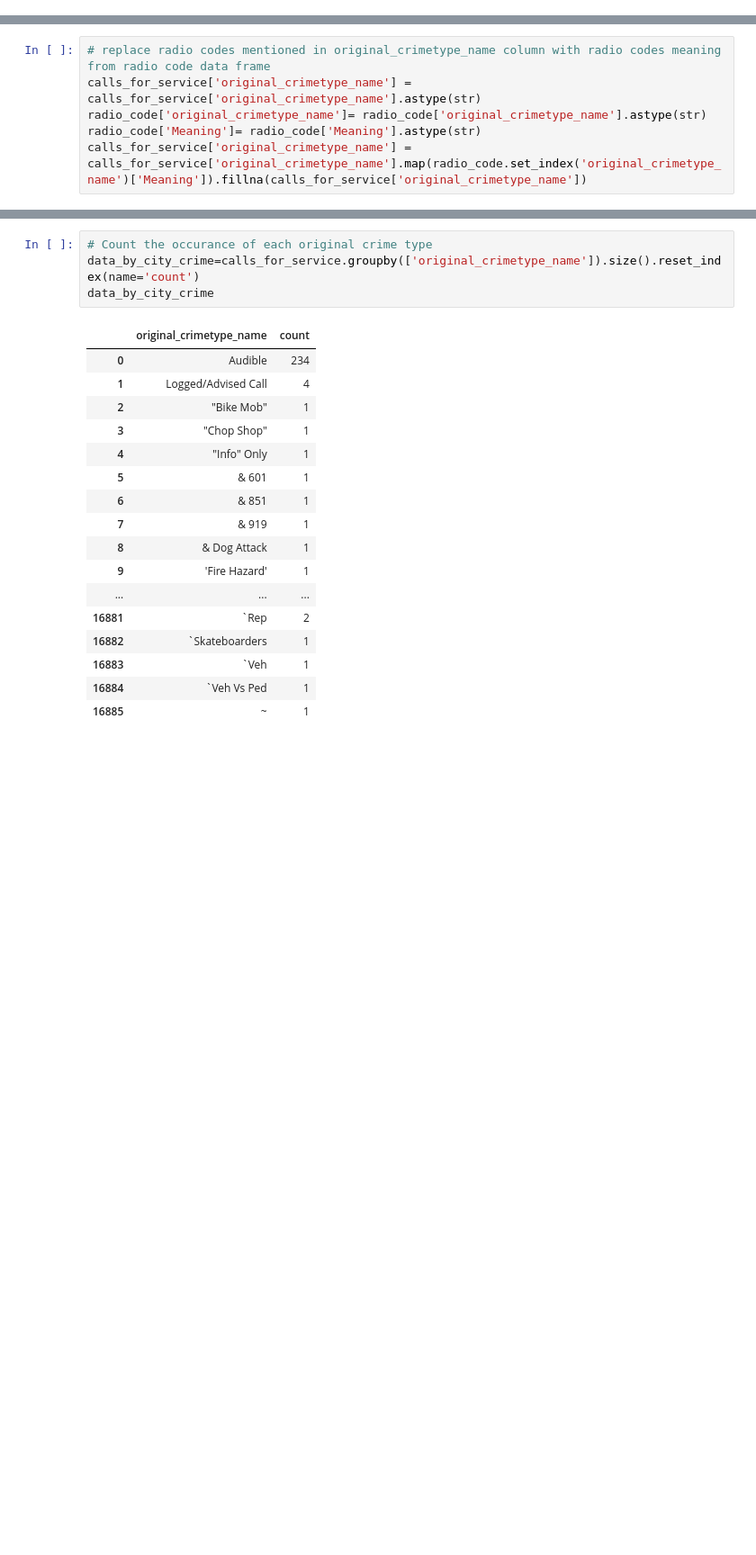
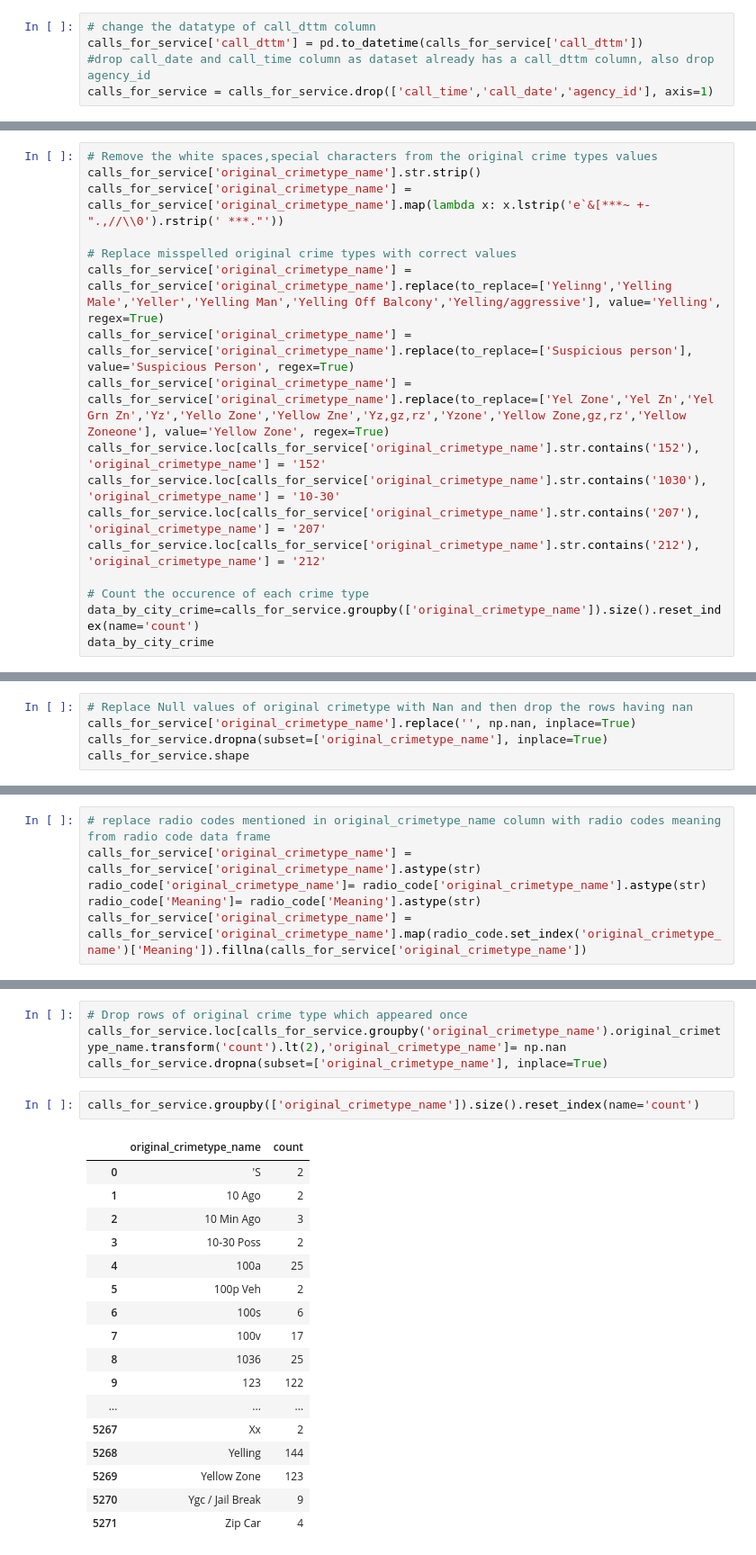
Before and after one commit to sim-patil/Capstone_project_1, a Jupyter notebook: CapstoneProject1- data wrangling.ipynb, the cells around one changed output, grey strips where cells are left out. Shown at 90% size. Cells and saved outputs as stored; diff of their text form; blank space fills up the shorter version.

```diff
--- a/CapstoneProject1- data wrangling.ipynb
+++ b/CapstoneProject1- data wrangling.ipynb
@@ -101,0 +96,5 @@ calls_for_service['call_dttm'] = pd.to_datetime(calls_for_service['call_dttm'])
+# %%
+# change the datatype of call_dttm column
+calls_for_service['call_dttm'] = pd.to_datetime(calls_for_service['call_dttm'])
+#drop call_date and call_time column as dataset already has a call_dttm column, also drop agency_id
+calls_for_service = calls_for_service.drop(['call_time','call_date','agency_id'], axis=1)
@@ -101,0 +105,17 @@ calls_for_service['call_dttm'] = pd.to_datetime(calls_for_service['call_dttm'])
+# %%
+# Remove the white spaces,special characters from the original crime types values
+calls_for_service['original_crimetype_name'].str.strip()
+calls_for_service['original_crimetype_name'] = calls_for_service['original_crimetype_name'].map(lambda x: x.lstrip('e`&[***~ +-".,//\\0').rstrip(' ***."'))
+
+# Replace misspelled original crime types with correct values
+calls_for_service['original_crimetype_name'] = calls_for_service['original_crimetype_name'].replace(to_replace=['Yelinng','Yelling Male','Yeller','Yelling Man','Yelling Off Balcony','Yelling/aggressive'], value='Yelling', regex=True)
+calls_for_service['original_crimetype_name'] = calls_for_service['original_crimetype_name'].replace(to_replace=['Suspicious person'], value='Suspicious Person', regex=True)
+calls_for_service['original_crimetype_name'] = calls_for_service['original_crimetype_name'].replace(to_replace=['Yel Zone','Yel Zn','Yel Grn Zn','Yz','Yello Zone','Yellow Zne','Yz,gz,rz','Yzone','Yellow Zone,gz,rz','Yellow Zoneone'], value='Yellow Zone', regex=True)
+calls_for_service.loc[calls_for_service['original_crimetype_name'].str.contains('152'), 'original_crimetype_name'] = '152'
+calls_for_service.loc[calls_for_service['original_crimetype_name'].str.contains('1030'), 'original_crimetype_name'] = '10-30'
+calls_for_service.loc[calls_for_service['original_crimetype_name'].str.contains('207'), 'original_crimetype_name'] = '207'
+calls_for_service.loc[calls_for_service['original_crimetype_name'].str.contains('212'), 'original_crimetype_name'] = '212'
+
+# Count the occurence of each crime type
+data_by_city_crime=calls_for_service.groupby(['original_crimetype_name']).size().reset_index(name='count')
+data_by_city_crime
@@ -101,0 +141,5 @@ calls_for_service['call_dttm'] = pd.to_datetime(calls_for_service['call_dttm'])
+# %%
+# Replace Null values of original crimetype with Nan and then drop the rows having nan
+calls_for_service['original_crimetype_name'].replace('', np.nan, inplace=True)
+calls_for_service.dropna(subset=['original_crimetype_name'], inplace=True)
+calls_for_service.shape
@@ -130,22 +197,24 @@ calls_for_service.head()
+# %%
+# Drop rows of original crime type which appeared once
+calls_for_service.loc[calls_for_service.groupby('original_crimetype_name').original_crimetype_name.transform('count').lt(2),'original_crimetype_name']= np.nan
+calls_for_service.dropna(subset=['original_crimetype_name'], inplace=True)
 # %%
-# Count the occurance of each original crime type
-data_by_city_crime=calls_for_service.groupby(['original_crimetype_name']).size().reset_index(name='count')
-data_by_city_crime
+calls_for_service.groupby(['original_crimetype_name']).size().reset_index(name='count')
 # %% [output]
 |  | original_crimetype_name | count |
-| 0 | Audible | 234 |
-| 1 | Logged/Advised Call | 4 |
-| 2 | "Bike Mob" | 1 |
-| 3 | "Chop Shop" | 1 |
-| 4 | "Info" Only | 1 |
-| 5 | & 601 | 1 |
-| 6 | & 851 | 1 |
-| 7 | & 919 | 1 |
-| 8 | & Dog Attack | 1 |
-| 9 | 'Fire Hazard' | 1 |
+| 0 | 'S | 2 |
+| 1 | 10 Ago | 2 |
+| 2 | 10 Min Ago | 3 |
+| 3 | 10-30 Poss | 2 |
+| 4 | 100a | 25 |
+| 5 | 100p Veh | 2 |
+| 6 | 100s | 6 |
+| 7 | 100v | 17 |
+| 8 | 1036 | 25 |
+| 9 | 123 | 122 |
 | ... | ... | ... |
-| 16881 | `Rep | 2 |
-| 16882 | `Skateboarders | 1 |
-| 16883 | `Veh | 1 |
-| 16884 | `Veh Vs Ped | 1 |
-| 16885 | ~ | 1 |
+| 5267 | Xx | 2 |
+| 5268 | Yelling | 144 |
+| 5269 | Yellow Zone | 123 |
+| 5270 | Ygc / Jail Break | 9 |
+| 5271 | Zip Car | 4 |
```
Also changed, not shown: parts of 14 cells of this notebook.
